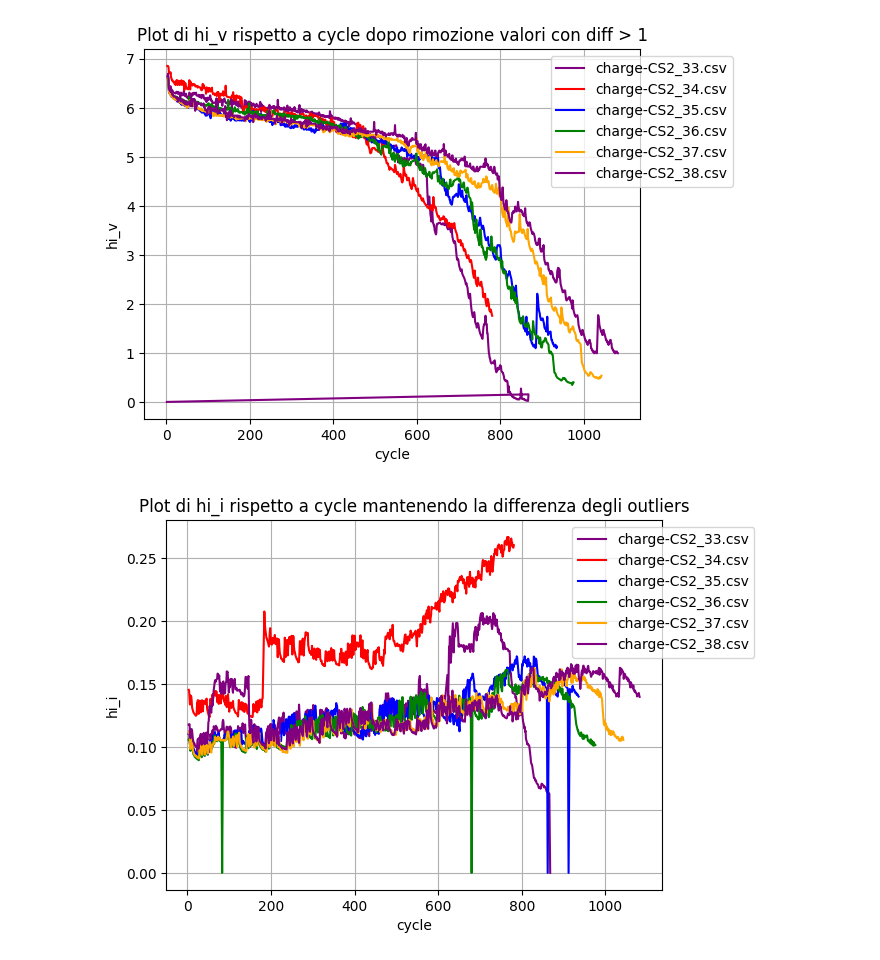
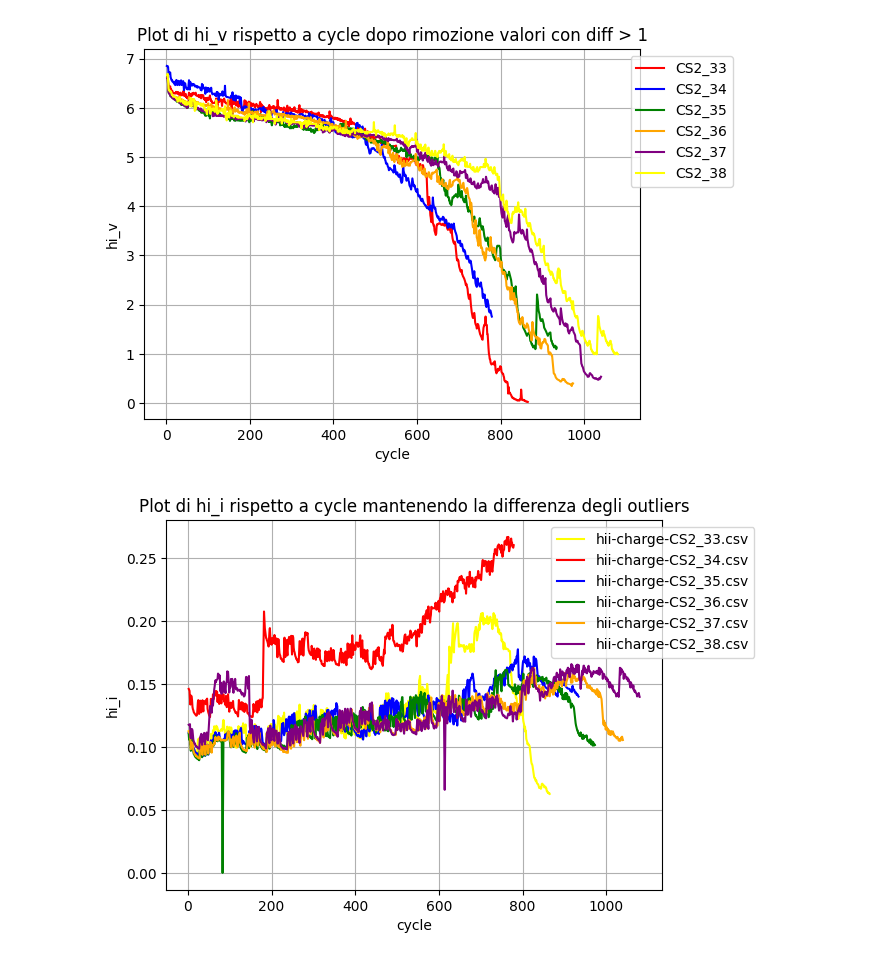
Before and after one commit to LorenzoLongarini/RUL-estimation-of-lithium-batteries, a Jupyter notebook: src/notebook/hi.ipynb, the cells around one changed output. Cells and saved outputs as stored; diff of their text form; code cells hidden in the pictures.

```diff
--- a/src/notebook/hi.ipynb
+++ b/src/notebook/hi.ipynb
@@ -10,48 +10,49 @@ import os
 ds_root = 'dataset/hi'
 # %%
 # Lista dei colori che vuoi utilizzare per le curve
-colors = ['red', 'blue', 'green', 'orange', 'purple']
+colors = ['red', 'blue', 'green', 'orange', 'purple', 'yellow']
 
 # Inizializza il plot
 plt.figure()
 
 # Lista per i nomi dei file
 file_names = []
 
 # Loop attraverso i file in ds_root
 for i, file_name in enumerate(os.listdir(ds_root)):
     file_path = os.path.join(ds_root, file_name)
+    if 'hiv' in file_path:
 
-    # Leggi il DataFrame dal file
-    df = pd.read_csv(file_path)
+        # Leggi il DataFrame dal file
+        df = pd.read_csv(file_path)
 
-    # Calcola la differenza consecutiva per la colonna 'hi_v'
-    diff_hi_v = df['hi_v'].diff()
+        # Calcola la differenza consecutiva per la colonna 'hi_v'
+        diff_hi_v = df['hi_v'].diff()
 
-    # Applica una condizione per filtrare i dati
-    selected_rows = df[abs(diff_hi_v) <= .2]
+        # Applica una condizione per filtrare i dati
+        selected_rows = df[abs(diff_hi_v) <= .2]
+        cs2x_part = file_name.split('hiv-charge-')[1].split('.csv')[0]
+        # Traccia la curva utilizzando un colore dalla lista colors
+        plt.plot(selected_rows['cycle'], selected_rows['hi_v'], label=f'{cs2x_part}', linestyle='-', color=colors[i % len(colors)])
 
-    # Traccia la curva utilizzando un colore dalla lista colors
-    plt.plot(selected_rows['cycle'], selected_rows['hi_v'], label=f'File {file_name}', linestyle='-', color=colors[i-1])
-
-    # Aggiungi il nome del file alla lista
-    file_names.append(file_name)
+        # Aggiungi il nome del file alla lista
+        file_names.append(cs2x_part)
 
 # Aggiungi titoli e legenda
 plt.title('Plot di hi_v rispetto a cycle dopo rimozione valori con diff > 1')
 plt.xlabel('cycle')
 plt.ylabel('hi_v')
 plt.grid(True)
 
 # Sposta la legenda in alto a destra senza che esca dalla figura
 plt.legend(file_names, loc='upper right', bbox_to_anchor=(1.2, 1.))
 
 plt.show()
 # %% [output]
-[figure, old version]
+[figure, new version]
 # %%
 # Lista dei colori che vuoi utilizzare per le curve
-colors = ['red', 'blue', 'green', 'orange', 'purple']
+colors = ['red', 'blue', 'green', 'orange', 'purple', 'yellow']
 
 # Inizializza il plot
 plt.figure()
@@ -62,21 +63,22 @@ file_names = []
 # Loop attraverso i file in ds_root
 for i, file_name in enumerate(os.listdir(ds_root)):
     file_path = os.path.join(ds_root, file_name)
+    if 'hii' in file_path:
 
-    # Leggi il DataFrame dal file
-    df = pd.read_csv(file_path)
+        # Leggi il DataFrame dal file
+        df = pd.read_csv(file_path)
 
-    # Calcola la differenza consecutiva per la colonna 'hi_i'
-    diff_hi_i = df['hi_i'].diff()
+        # Calcola la differenza consecutiva per la colonna 'hi_i'
+        diff_hi_i = df['hi_i'].diff()
 
-    # Applica una condizione per filtrare i dati
-    selected_rows = df[abs(diff_hi_i) <= .01]
+        # Applica una condizione per filtrare i dati
+        selected_rows = df[abs(diff_hi_i) <= 0.009]
 
-    # Traccia la curva utilizzando un colore dalla lista colors
-    plt.plot(selected_rows['cycle'], selected_rows['hi_i'], label=f'File {file_name}', linestyle='-', color=colors[i-1])
+        # Traccia la curva utilizzando un colore dalla lista colors
+        plt.plot(selected_rows['cycle'], selected_rows['hi_i'], label=f'File {file_name}', linestyle='-', color=colors[i-1])
 
-    # Aggiungi il nome del file alla lista
-    file_names.append(file_name)
+        # Aggiungi il nome del file alla lista
+        file_names.append(file_name)
 
 # Aggiungi titoli e legenda
 plt.title('Plot di hi_i rispetto a cycle mantenendo la differenza degli outliers')
@@ -89,4 +91,4 @@ plt.legend(file_names, loc='upper right', bbox_to_anchor=(1.2, 1.))
 
 plt.show()
 # %% [output]
-[figure, old version]
+[figure, new version]
```
Also changed, not shown: 5 other files.
